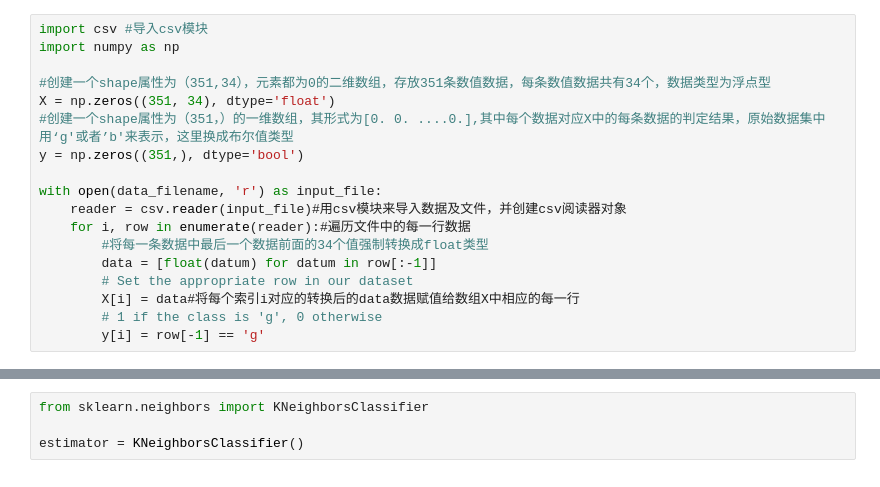
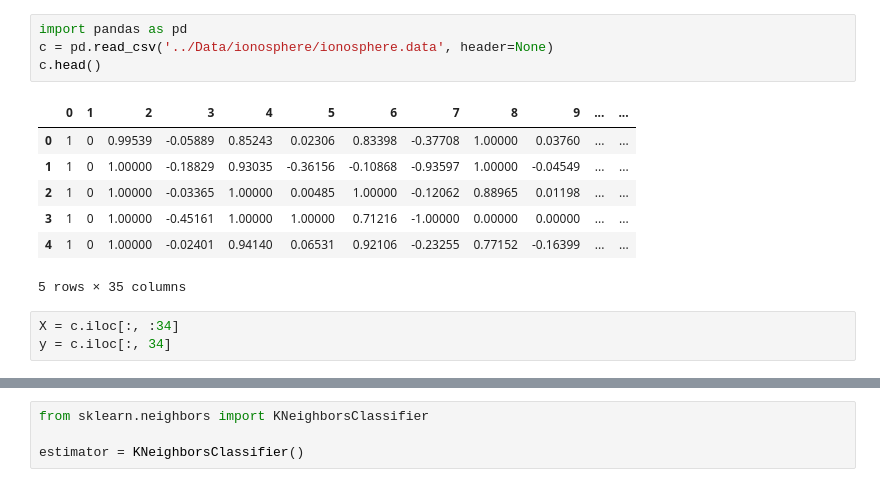
Before and after one commit to JustDoItGit/LearningDataMiningWithPython, a Jupyter notebook: Chapter 2/Ionosphere Nearest Neighbour.ipynb, the cells around one changed output, grey strips where cells are left out. Drawn from its saved outputs; the diff is of its cells as text.

```diff
--- a/Chapter 2/Ionosphere Nearest Neighbour.ipynb
+++ b/Chapter 2/Ionosphere Nearest Neighbour.ipynb
@@ -21,18 +4,15 @@ D:\backup\OneDrive\development\python\python数据挖掘入门与实践 代码
-# %%
-import csv #导入csv模块
-import numpy as np
-
-#创建一个shape属性为（351,34），元素都为0的二维数组，存放351条数值数据，每条数值数据共有34个，数据类型为浮点型
-X = np.zeros((351, 34), dtype='float')
-#创建一个shape属性为（351，）的一维数组，其形式为[0. 0. ....0.],其中每个数据对应X中的每条数据的判定结果，原始数据集中用‘g'或者’b'来表示，这里换成布尔值类型
-y = np.zeros((351,), dtype='bool')
-
-with open(data_filename, 'r') as input_file:
-    reader = csv.reader(input_file)#用csv模块来导入数据及文件，并创建csv阅读器对象
-    for i, row in enumerate(reader):#遍历文件中的每一行数据
-        #将每一条数据中最后一个数据前面的34个值强制转换成float类型
-        data = [float(datum) for datum in row[:-1]]
-        # Set the appropriate row in our dataset
-        X[i] = data#将每个索引i对应的转换后的data数据赋值给数组X中相应的每一行
-        # 1 if the class is 'g', 0 otherwise
-        y[i] = row[-1] == 'g'
+# %%
+import pandas as pd
+c = pd.read_csv('../Data/ionosphere/ionosphere.data', header=None)
+c.head()
+# %% [output]
+|  | 0 | 1 | 2 | 3 | 4 | 5 | 6 | 7 | 8 | 9 | ... | ... |
+| 0 | 1 | 0 | 0.99539 | -0.05889 | 0.85243 | 0.02306 | 0.83398 | -0.37708 | 1.00000 | 0.03760 | ... | ... |
+| 1 | 1 | 0 | 1.00000 | -0.18829 | 0.93035 | -0.36156 | -0.10868 | -0.93597 | 1.00000 | -0.04549 | ... | ... |
+| 2 | 1 | 0 | 1.00000 | -0.03365 | 1.00000 | 0.00485 | 1.00000 | -0.12062 | 0.88965 | 0.01198 | ... | ... |
+| 3 | 1 | 0 | 1.00000 | -0.45161 | 1.00000 | 1.00000 | 0.71216 | -1.00000 | 0.00000 | 0.00000 | ... | ... |
+| 4 | 1 | 0 | 1.00000 | -0.02401 | 0.94140 | 0.06531 | 0.92106 | -0.23255 | 0.77152 | -0.16399 | ... | ... |
+5 rows × 35 columns
+# %%
+X = c.iloc[:, :34]
+y = c.iloc[:, 34]
```
Also changed, not shown: parts of 27 cells of this notebook.
